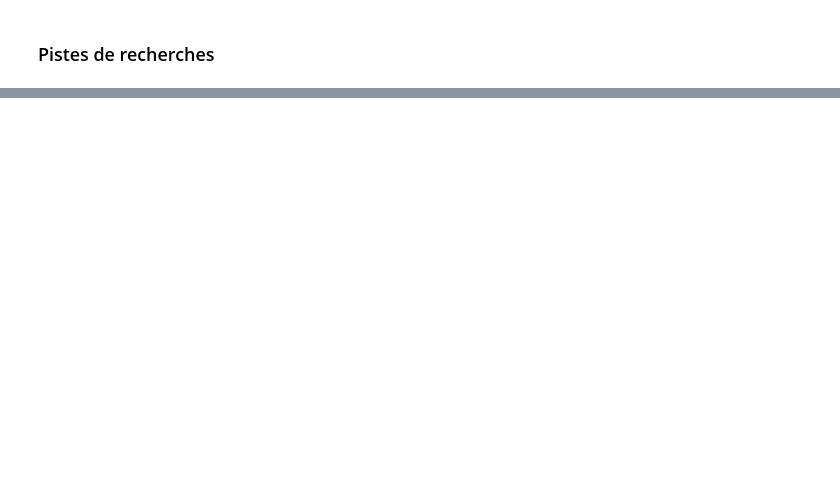
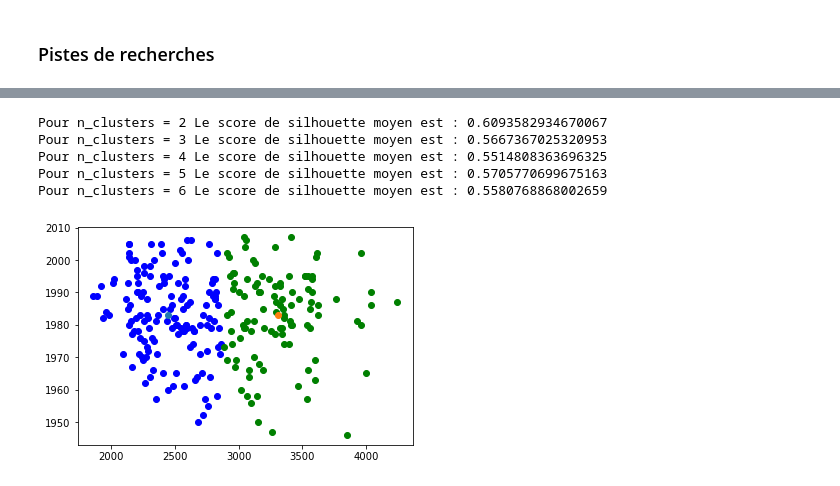
Before and after one commit to Kirscher/ResultAthle, a Jupyter notebook: eda.ipynb, the cells around one changed output, grey strips where cells are left out. Cells and saved outputs as stored; diff of their text form; code cells hidden in the pictures; blank space fills up the shorter version.

Commit message:
étude de l'âge et clustering

```diff
--- a/eda.ipynb
+++ b/eda.ipynb
@@ -248,0 +297,35 @@ plt.show()
+# %%
+# Nombre de cluster à tester :
+num_clusters = [2, 3, 4, 5, 6]
+
+# Méthode KMeans en spécifiant différents nombres de clusters
+for n in num_clusters:
+    kmeans = KMeans(n_clusters=n)
+    kmeans.fit(data_set)
+
+    # Utilisation de l'indice de silhouette pour évaluer la qualité des clusters
+    silhouette_avg = metrics.silhouette_score(data_set, kmeans.labels_)
+    print("Pour n_clusters =", n, "Le score de silhouette moyen est :", silhouette_avg)
+# %% [output]
+Pour n_clusters = 2 Le score de silhouette moyen est : 0.6093582934670067
+Pour n_clusters = 3 Le score de silhouette moyen est : 0.5667367025320953
+Pour n_clusters = 4 Le score de silhouette moyen est : 0.5514808363696325
+Pour n_clusters = 5 Le score de silhouette moyen est : 0.5705770699675163
+Pour n_clusters = 6 Le score de silhouette moyen est : 0.5580768868002659
+# %%
+data_set=np.dstack((x,y))[0]
+model = KMeans(2).fit(data_set)
+# %%
+for point in data_set:
+    if model.predict(point.reshape(1,-1)) == [0]:
+        plt.scatter(point[0], point[1], c='b')
+    elif model.predict(point.reshape(1,-1)) == [1]:
+        plt.scatter(point[0], point[1], c='g')
+
+
+for center in model.cluster_centers_:
+    plt.scatter(center[0],center[1])
+
+plt.show()
+# %% [output]
+[figure, added]
```
Also changed, not shown: parts of 13 cells of this notebook.
